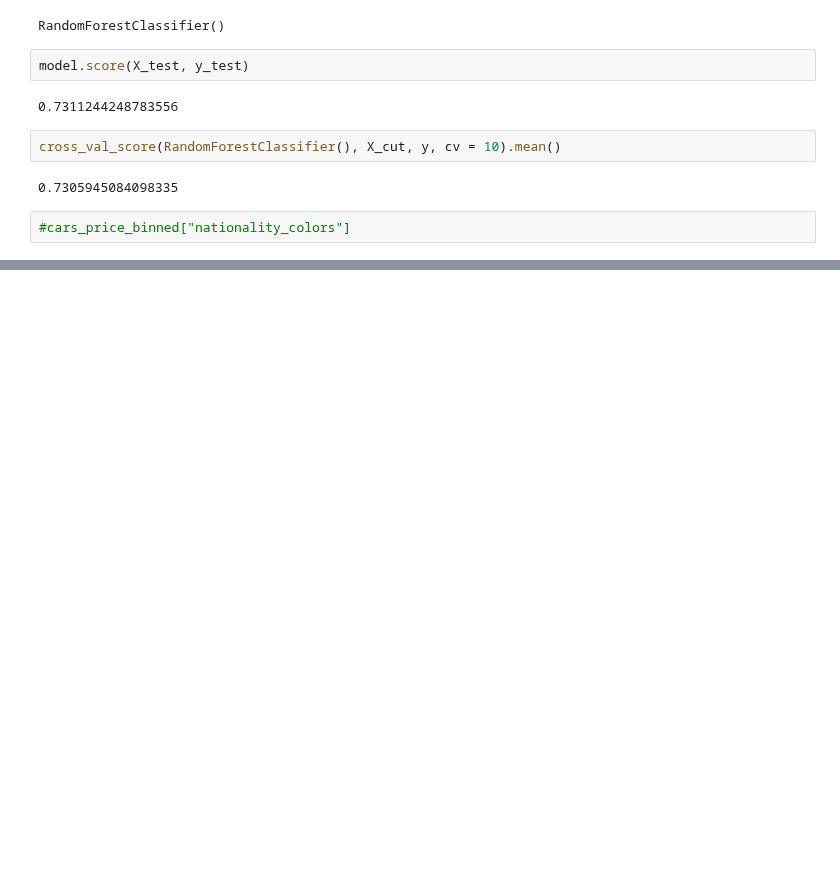
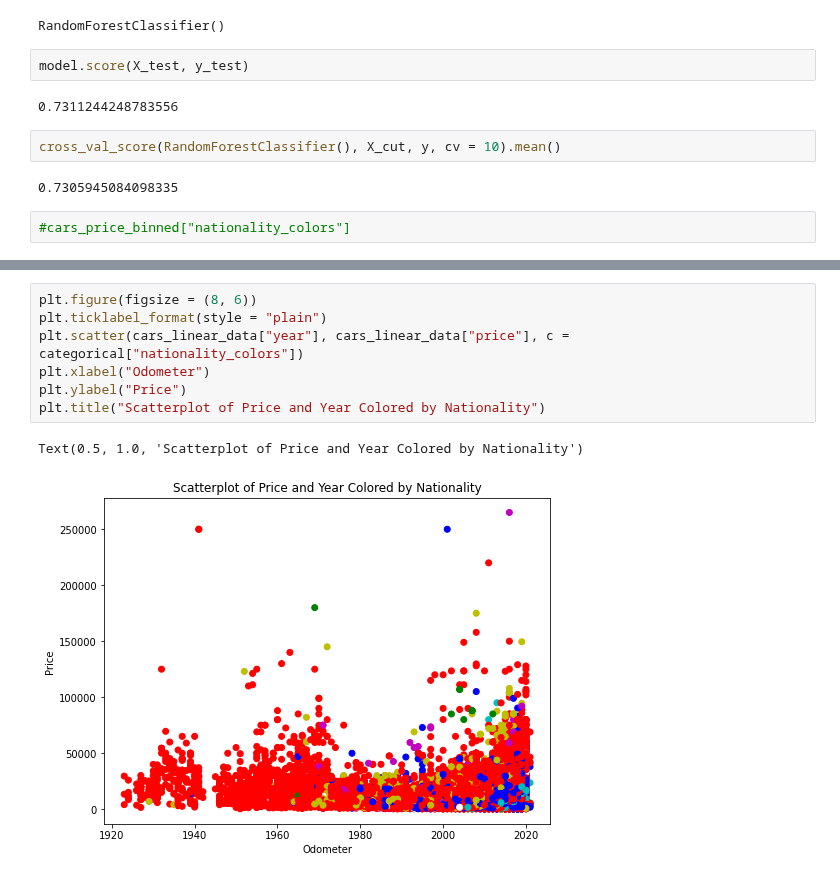
Before and after one commit to matthiasronnau/BANA-212-Final-Project, a Jupyter notebook: BANA-212 Final Project.ipynb, the cells around one changed output, grey strips where cells are left out. Saved outputs shown, nothing was run; the diff lists cells and outputs as text; blank space fills up the shorter version.

Commit message:
Add scatterplot of 'price' and 'year'

```diff
--- a/BANA-212 Final Project.ipynb
+++ b/BANA-212 Final Project.ipynb
@@ -569,3 +569,13 @@ plt.title("Scatterplot of Price and Odometer Colored by Nationality")
 # %% [output]
 Text(0.5, 1.0, 'Scatterplot of Price and Odometer Colored by Nationality')
 [figure]
+# %%
+plt.figure(figsize = (8, 6))
+plt.ticklabel_format(style = "plain")
+plt.scatter(cars_linear_data["year"], cars_linear_data["price"], c = categorical["nationality_colors"])
+plt.xlabel("Odometer")
+plt.ylabel("Price")
+plt.title("Scatterplot of Price and Year Colored by Nationality")
+# %% [output]
+Text(0.5, 1.0, 'Scatterplot of Price and Year Colored by Nationality')
+[figure, added]
```
Also changed, not shown: parts of 1 cell of this notebook.
